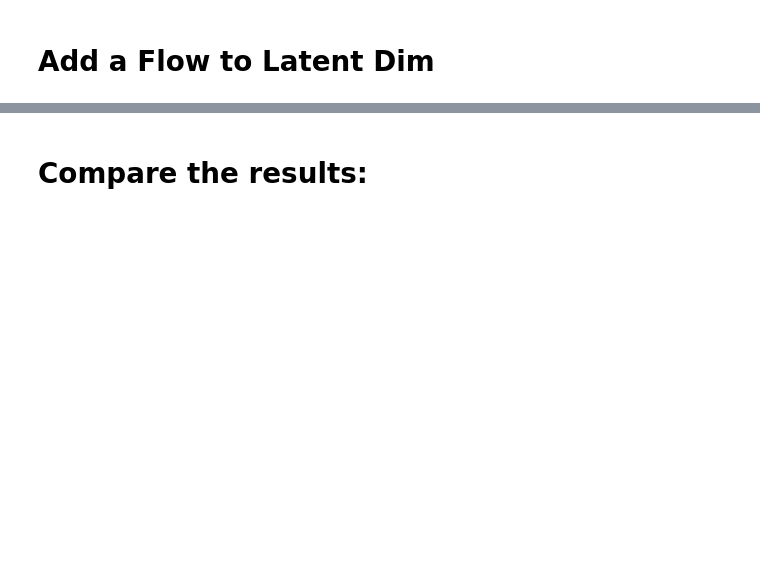
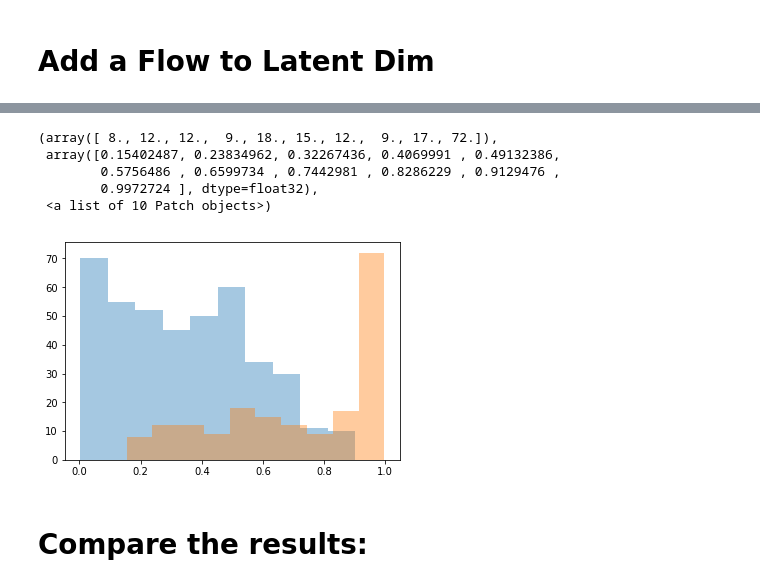
Before and after one commit to NickHoernle/incentive_design, a Jupyter notebook: notebooks/evaluate_probability_models_2019-12.ipynb, the cells around one changed output, grey strips where cells are left out. Saved outputs shown, nothing was run; the diff lists cells and outputs as text; code cells hidden in the pictures; blank space fills up the shorter version.

```diff
--- a/notebooks/evaluate_probability_models_2019-12.ipynb
+++ b/notebooks/evaluate_probability_models_2019-12.ipynb
@@ -430,3 +484,13 @@ plt.show()
+# %%
+plt.hist(np.exp(w*ladent_dim['not_steered'])/(1+np.exp(w*ladent_dim['not_steered'])), alpha=.4)
+plt.hist(np.exp(w*ladent_dim['steered'])/(1+np.exp(w*ladent_dim['steered'])), alpha=.4)
+# %% [output]
+(array([ 8., 12., 12.,  9., 18., 15., 12.,  9., 17., 72.]),
+ array([0.15402487, 0.23834962, 0.32267436, 0.4069991 , 0.49132386,
+        0.5756486 , 0.6599734 , 0.7442981 , 0.8286229 , 0.9129476 ,
+        0.9972724 ], dtype=float32),
+ <a list of 10 Patch objects>)
+[figure, added]
 # %% [markdown]
 # Compare the results:
 # %%
```
Also changed, not shown: parts of 25 cells of this notebook, 3 other files.
